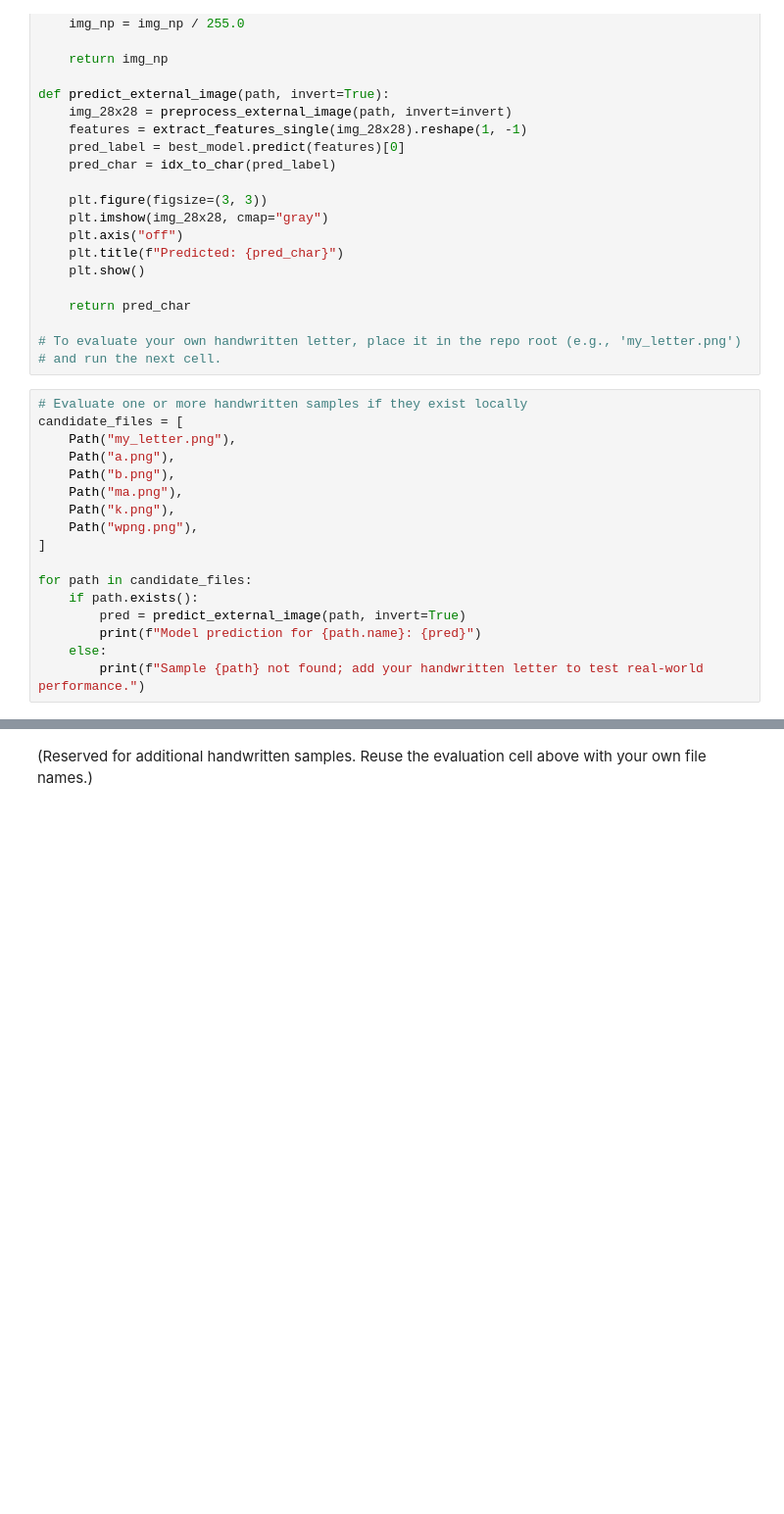
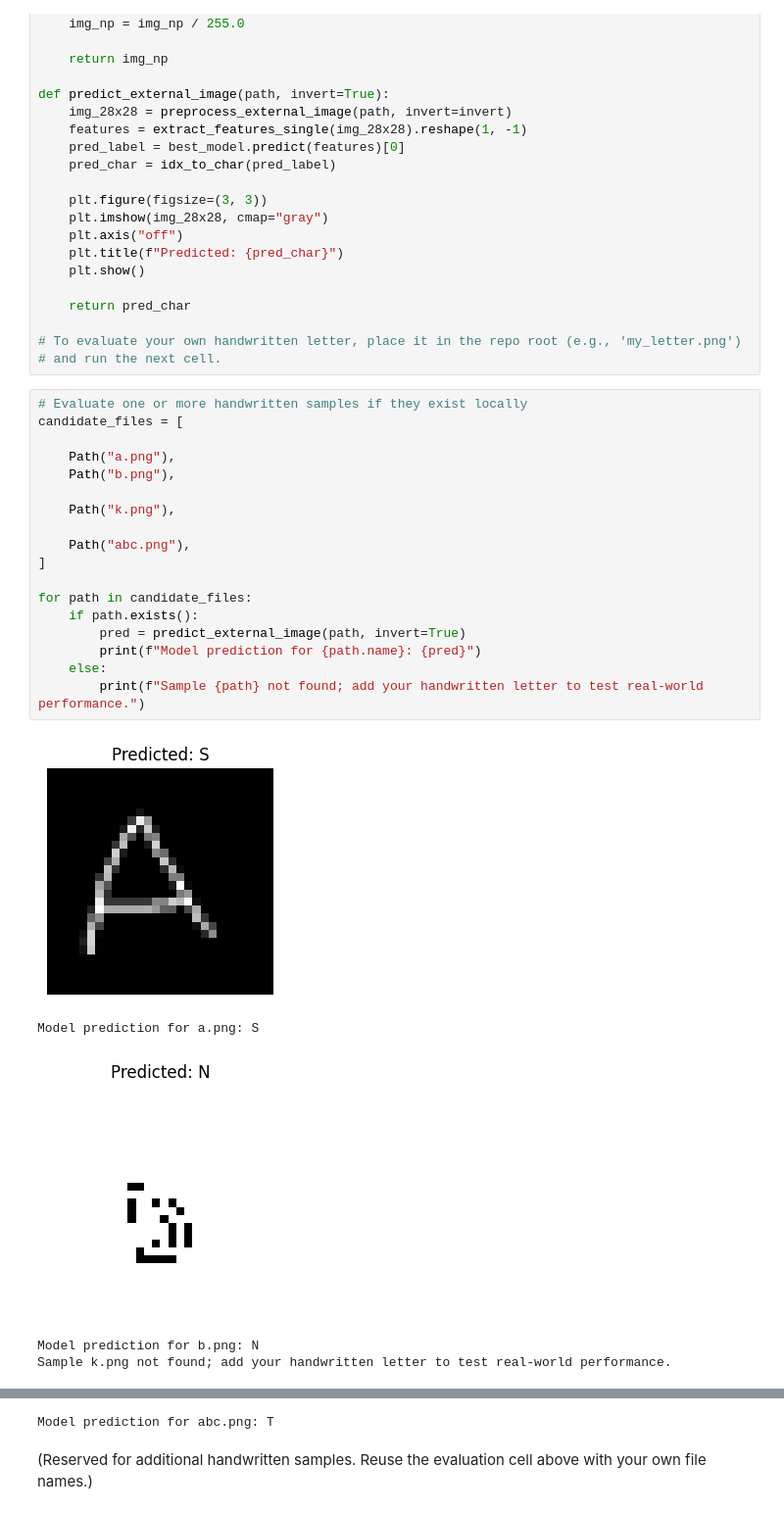
Before and after one commit to K-Sudhakar/ComputerVision, a Jupyter notebook: OCRLetterDetection (1).ipynb, the cells around one changed output, grey strips where cells are left out. Shown: that part at 98% size. Saved outputs shown, nothing was run; the diff lists cells and outputs as text; blank space fills up the shorter version.

```diff
--- a/OCRLetterDetection (1).ipynb
+++ b/OCRLetterDetection (1).ipynb
@@ -456,17 +547,24 @@ def predict_external_image(path, invert=True):
 # %%
 # Evaluate one or more handwritten samples if they exist locally
 candidate_files = [
-    Path("my_letter.png"),
+
     Path("a.png"),
     Path("b.png"),
-    Path("ma.png"),
+
     Path("k.png"),
-    Path("wpng.png"),
+
+    Path("abc.png"),
 ]
 
 for path in candidate_files:
     if path.exists():
         pred = predict_external_image(path, invert=True)
         print(f"Model prediction for {path.name}: {pred}")
     else:
         print(f"Sample {path} not found; add your handwritten letter to test real-world performance.")
+# %% [output]
+[figure, added]
+Model prediction for a.png: S
+[figure, added]
+Model prediction for b.png: N
+Sample k.png not found; add your handwritten letter to test real-world performance.
@@ -473,2 +572,3 @@ for path in candidate_files:
+Model prediction for abc.png: T
 # %% [markdown]
 (Reserved for additional handwritten samples. Reuse the evaluation cell above with your own file names.)
```
Also changed, not shown: parts of 15 cells of this notebook.
